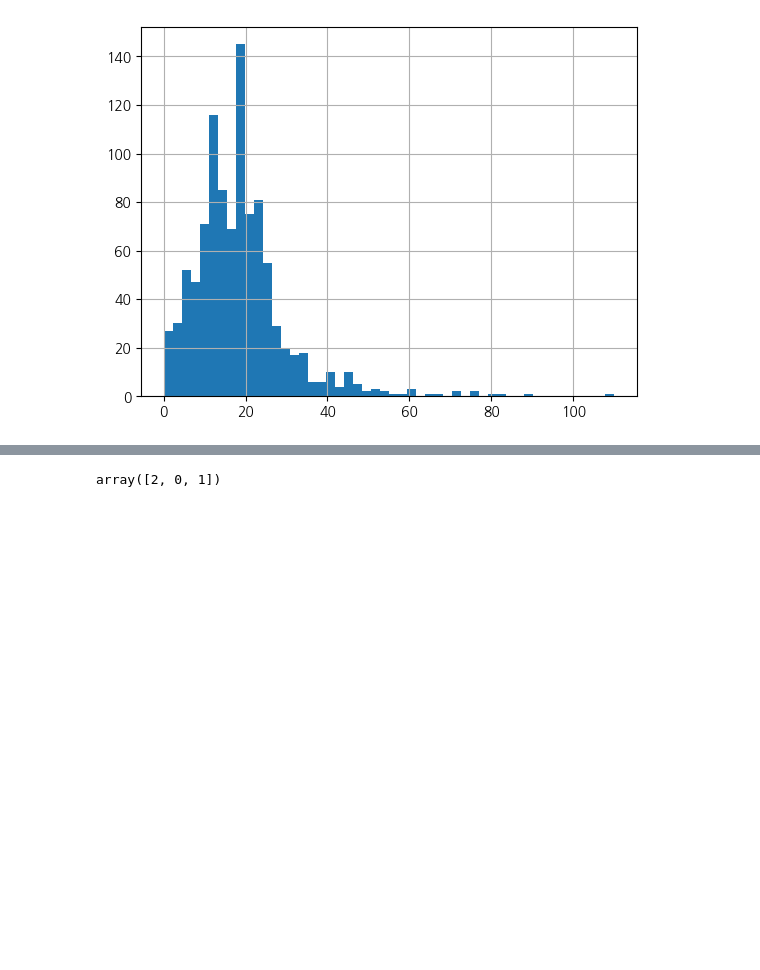
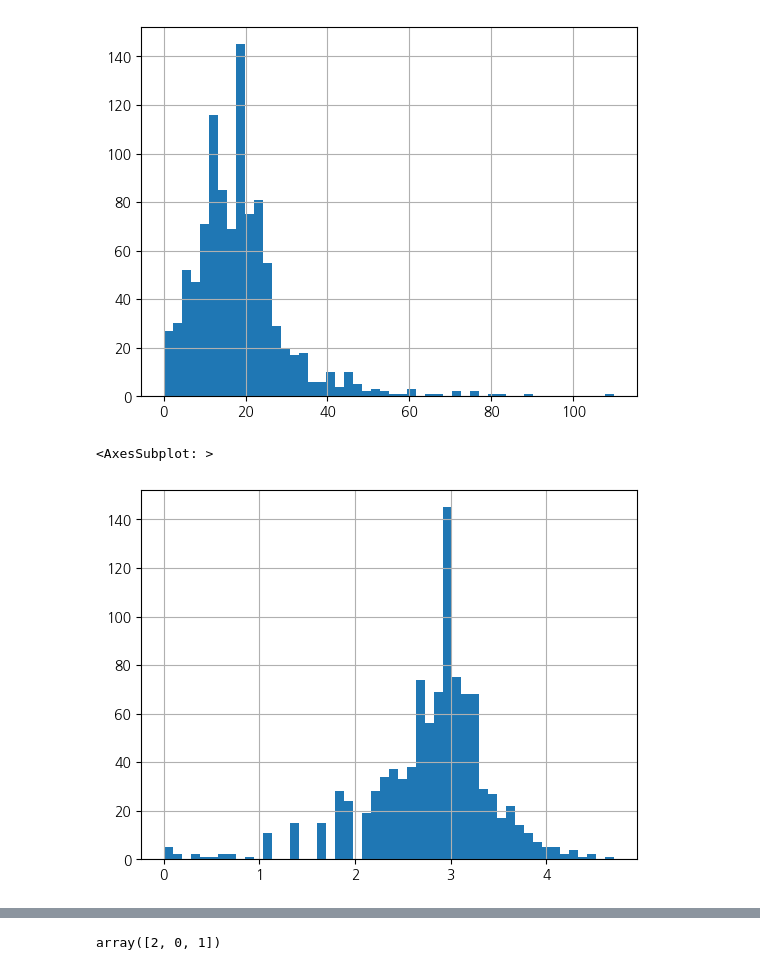
Before and after one commit to moksu27/Dacon_cancer_transfer, a Jupyter notebook: project_2.ipynb, the cells around one changed output, grey strips where cells are left out. Drawn from its saved outputs; the diff is of its cells as text; code cells hidden in the pictures; blank space fills up the shorter version.

```diff
--- a/project_2.ipynb
+++ b/project_2.ipynb
@@ -111,3 +111,10 @@ train["암의 장경_fill"].hist(bins = 50)
 # %% [output]
 <AxesSubplot: >
 [figure]
+# %%
+# 암의 장경 스케일링(standard scailing)
+train["암의 장경_fill_log"] = np.log1p(train["암의 장경_fill"])
+train["암의 장경_fill_log"].hist(bins = 50)
+# %% [output]
+<AxesSubplot: >
+[figure, added]
```
Also changed, not shown: parts of 29 cells of this notebook, 1 other file.
